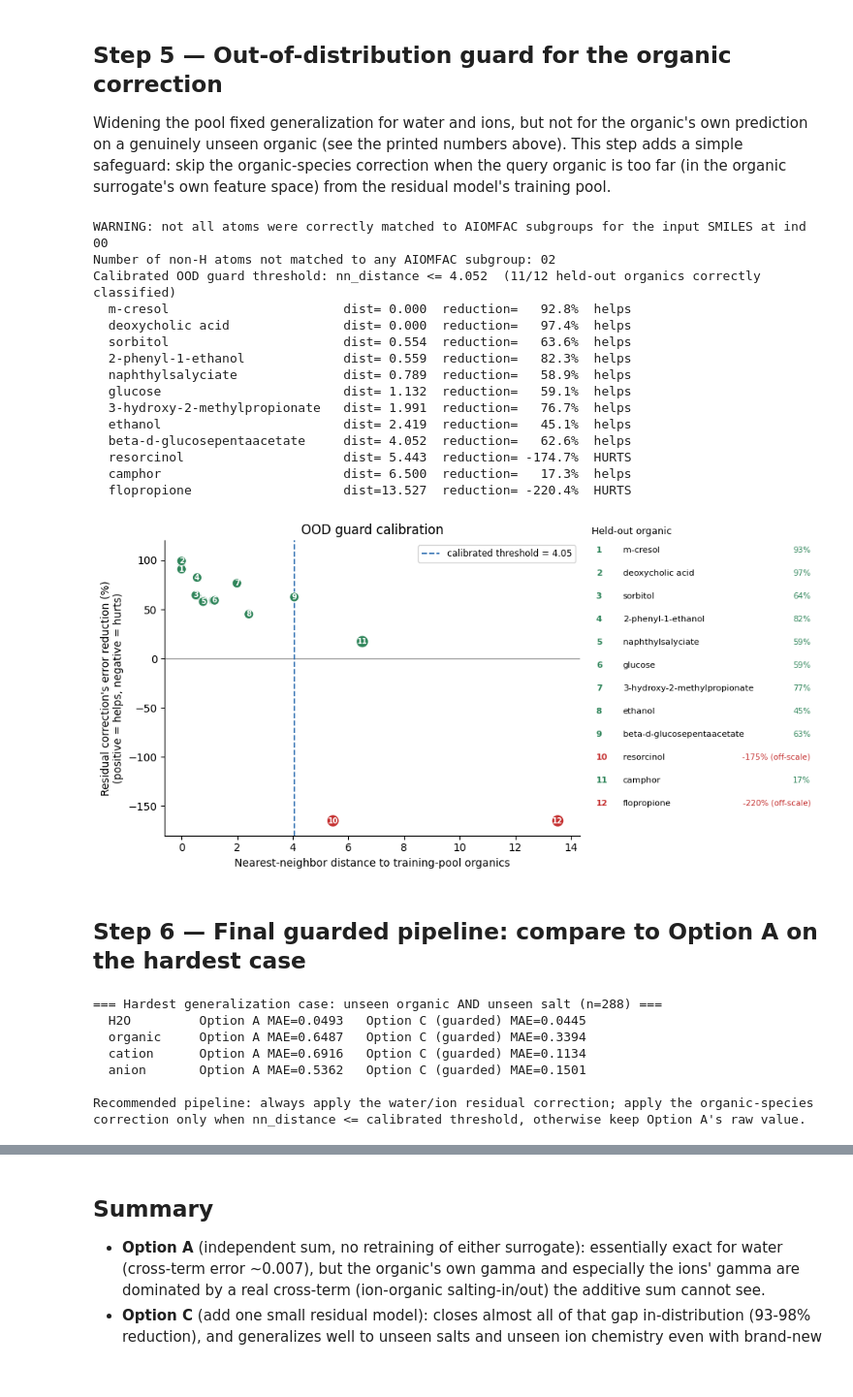
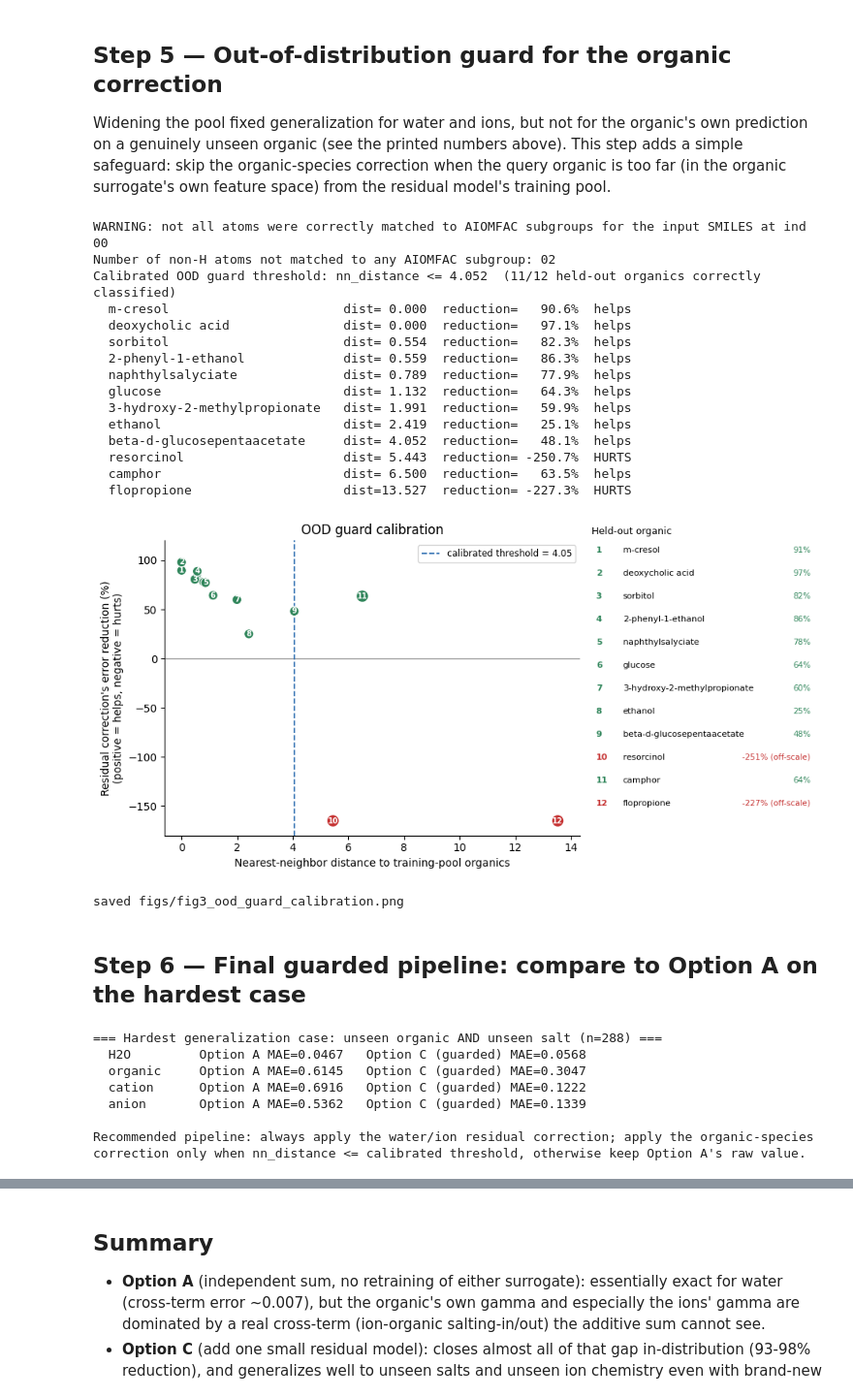
Before and after one commit to SeoulTechPSE/aiomfac-surrogates, a Jupyter notebook: part2_inorganic_surrogate/organic_inorganic_combination/02_combination_notebook.ipynb, the cells around one changed output, grey strips where cells are left out. Shown at 97% size. Saved outputs shown, nothing was run; the diff lists cells and outputs as text; code cells hidden in the pictures.

```diff
--- a/part2_inorganic_surrogate/organic_inorganic_combination/02_combination_notebook.ipynb
+++ b/part2_inorganic_surrogate/organic_inorganic_combination/02_combination_notebook.ipynb
@@ -155,7 +154,11 @@ class OrganicMLP(nn.Module):
         return self.net(x)
 
 
-ORG_DIR = HERE / "trained_model_delivered"
+# Uses the dense-composition-grid retrained organic surrogate (Part 1 notebook, Sec. 8)
+# throughout this notebook, not the original trained_model_delivered/ -- it is more accurate
+# on the worked examples in Sec. 4.5 below and is used consistently for every Option A/C/guard
+# result in this notebook (Tables 5-9).
+ORG_DIR = HERE / "trained_model_dense"
 org_meta = json.load(open(ORG_DIR / "surrogate_meta.json"))
 org_norm = np.load(ORG_DIR / "surrogate_norm.npz")
 org_model = OrganicMLP(org_meta["n_features"]).to(DEVICE)
@@ -639,18 +642,18 @@ for n, v in sorted(per_organic.items(), key=lambda kv: kv[1]["dist"]):
 WARNING: not all atoms were correctly matched to AIOMFAC subgroups for the input SMILES at ind 00
 Number of non-H atoms not matched to any AIOMFAC subgroup: 02
 Calibrated OOD guard threshold: nn_distance <= 4.052  (11/12 held-out organics correctly classified)
-  m-cresol                       dist= 0.000  reduction=   92.8%  helps
-  deoxycholic acid               dist= 0.000  reduction=   97.4%  helps
-  sorbitol                       dist= 0.554  reduction=   63.6%  helps
-  2-phenyl-1-ethanol             dist= 0.559  reduction=   82.3%  helps
-  naphthylsalyciate              dist= 0.789  reduction=   58.9%  helps
-  glucose                        dist= 1.132  reduction=   59.1%  helps
-  3-hydroxy-2-methylpropionate   dist= 1.991  reduction=   76.7%  helps
-  ethanol                        dist= 2.419  reduction=   45.1%  helps
-  beta-d-glucosepentaacetate     dist= 4.052  reduction=   62.6%  helps
-  resorcinol                     dist= 5.443  reduction= -174.7%  HURTS
-  camphor                        dist= 6.500  reduction=   17.3%  helps
-  flopropione                    dist=13.527  reduction= -220.4%  HURTS
+  m-cresol                       dist= 0.000  reduction=   90.6%  helps
+  deoxycholic acid               dist= 0.000  reduction=   97.1%  helps
+  sorbitol                       dist= 0.554  reduction=   82.3%  helps
+  2-phenyl-1-ethanol             dist= 0.559  reduction=   86.3%  helps
+  naphthylsalyciate              dist= 0.789  reduction=   77.9%  helps
+  glucose                        dist= 1.132  reduction=   64.3%  helps
+  3-hydroxy-2-methylpropionate   dist= 1.991  reduction=   59.9%  helps
+  ethanol                        dist= 2.419  reduction=   25.1%  helps
+  beta-d-glucosepentaacetate     dist= 4.052  reduction=   48.1%  helps
+  resorcinol                     dist= 5.443  reduction= -250.7%  HURTS
+  camphor                        dist= 6.500  reduction=   63.5%  helps
+  flopropione                    dist=13.527  reduction= -227.3%  HURTS
 # %%
 # Numbered markers (sorted by distance) + a side legend, instead of inline chemical-name labels --
 # with several organics clustered at low distance, inline text labels overlap badly. Numbers stay short
@@ -697,35 +700,39 @@ for k, (name, v) in enumerate(order):
         ax.plot([x0, lx], [y0, ly], color="#999", linewidth=0.6, zorder=2)
     ax.annotate(str(numbered[name]), (lx, ly), ha="center", va="center", fontsize=7,
                 fontweight="bold", color="white", zorder=4,
                 bbox=dict(boxstyle="circle,pad=0.12", fc=colors[k], ec="white", lw=0.8))
 ax.set_xlim(XMIN, XMAX)
 ax.axhline(0, color="#999", linewidth=1, zorder=1)
 ax.axvline(best_t, color="#2b6cb0", linestyle="--", linewidth=1.3, zorder=2,
            label=f"calibrated threshold = {best_t:.2f}")
 ax.set_ylim(YMIN, YMAX)
 ax.set_xlabel("Nearest-neighbor distance to training-pool organics")
 ax.set_ylabel("Residual correction's error reduction (%)\n(positive = helps, negative = hurts)")
 ax.set_title("OOD guard calibration")
 ax.legend(fontsize=8.5, loc="upper right")
 ax.spines["top"].set_visible(False); ax.spines["right"].set_visible(False)
 
 ax_leg.axis("off")
 y0_leg = 0.98
 for name, v in order:
     num = numbered[name]
     helps = v["reduction_pct"] > 0
     color = "#2f855a" if helps else "#c53030"
     tag = f"{v['reduction_pct']:.0f}%" if v["reduction_pct"] >= YMIN + 15 else f"{v['reduction_pct']:.0f}% (off-scale)"
     ax_leg.text(0.02, y0_leg, f"{num}", fontsize=8, fontweight="bold", color=color,
                 transform=ax_leg.transAxes, va="top")
     ax_leg.text(0.14, y0_leg, name, fontsize=8, transform=ax_leg.transAxes, va="top")
     ax_leg.text(0.98, y0_leg, tag, fontsize=7.5, color=color, transform=ax_leg.transAxes, va="top", ha="right")
     y0_leg -= 0.078
 ax_leg.set_title("Held-out organic", fontsize=9, loc="left")
 
-fig.tight_layout(); plt.show()
+fig.tight_layout()
+fig.savefig("figs/fig3_ood_guard_calibration.png", dpi=150, bbox_inches="tight")
+plt.show()
+print("saved figs/fig3_ood_guard_calibration.png")
 # %% [output]
-[figure, old version]
+[figure, new version]
+saved figs/fig3_ood_guard_calibration.png
 # %% [markdown]
 ## Step 6 — Final guarded pipeline: compare to Option A on the hardest case
 # %%
@@ -748,10 +755,10 @@ print("Recommended pipeline: always apply the water/ion residual correction; app
 print("correction only when nn_distance <= calibrated threshold, otherwise keep Option A's raw value.")
 # %% [output]
 === Hardest generalization case: unseen organic AND unseen salt (n=288) ===
-  H2O         Option A MAE=0.0493   Option C (guarded) MAE=0.0445
-  organic     Option A MAE=0.6487   Option C (guarded) MAE=0.3394
-  cation      Option A MAE=0.6916   Option C (guarded) MAE=0.1134
-  anion       Option A MAE=0.5362   Option C (guarded) MAE=0.1501
+  H2O         Option A MAE=0.0467   Option C (guarded) MAE=0.0568
+  organic     Option A MAE=0.6145   Option C (guarded) MAE=0.3047
+  cation      Option A MAE=0.6916   Option C (guarded) MAE=0.1222
+  anion       Option A MAE=0.5362   Option C (guarded) MAE=0.1339
 
 Recommended pipeline: always apply the water/ion residual correction; apply the organic-species
 correction only when nn_distance <= calibrated threshold, otherwise keep Option A's raw value.
```
Also changed, not shown: parts of 17 cells of this notebook, 9 other files.
